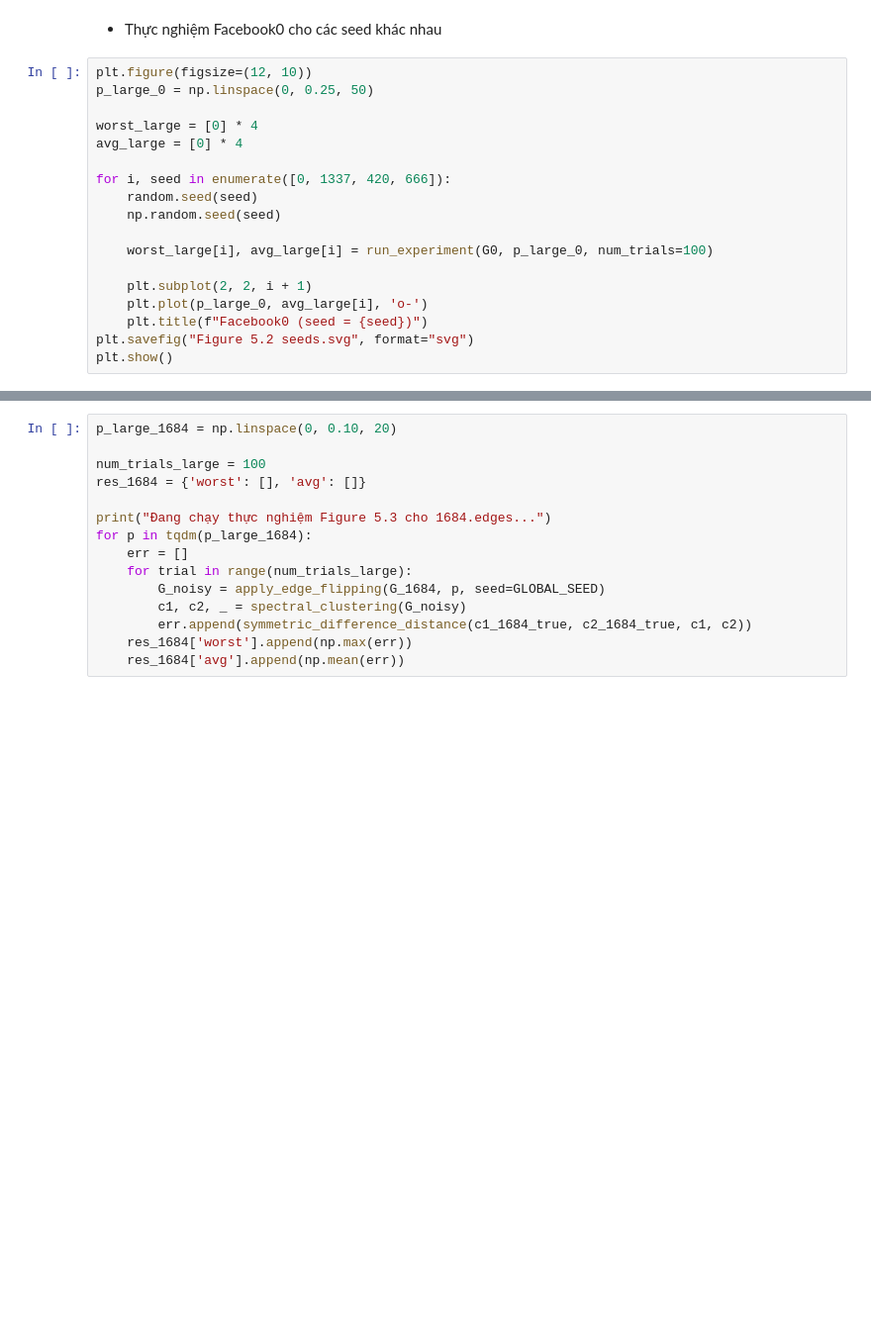
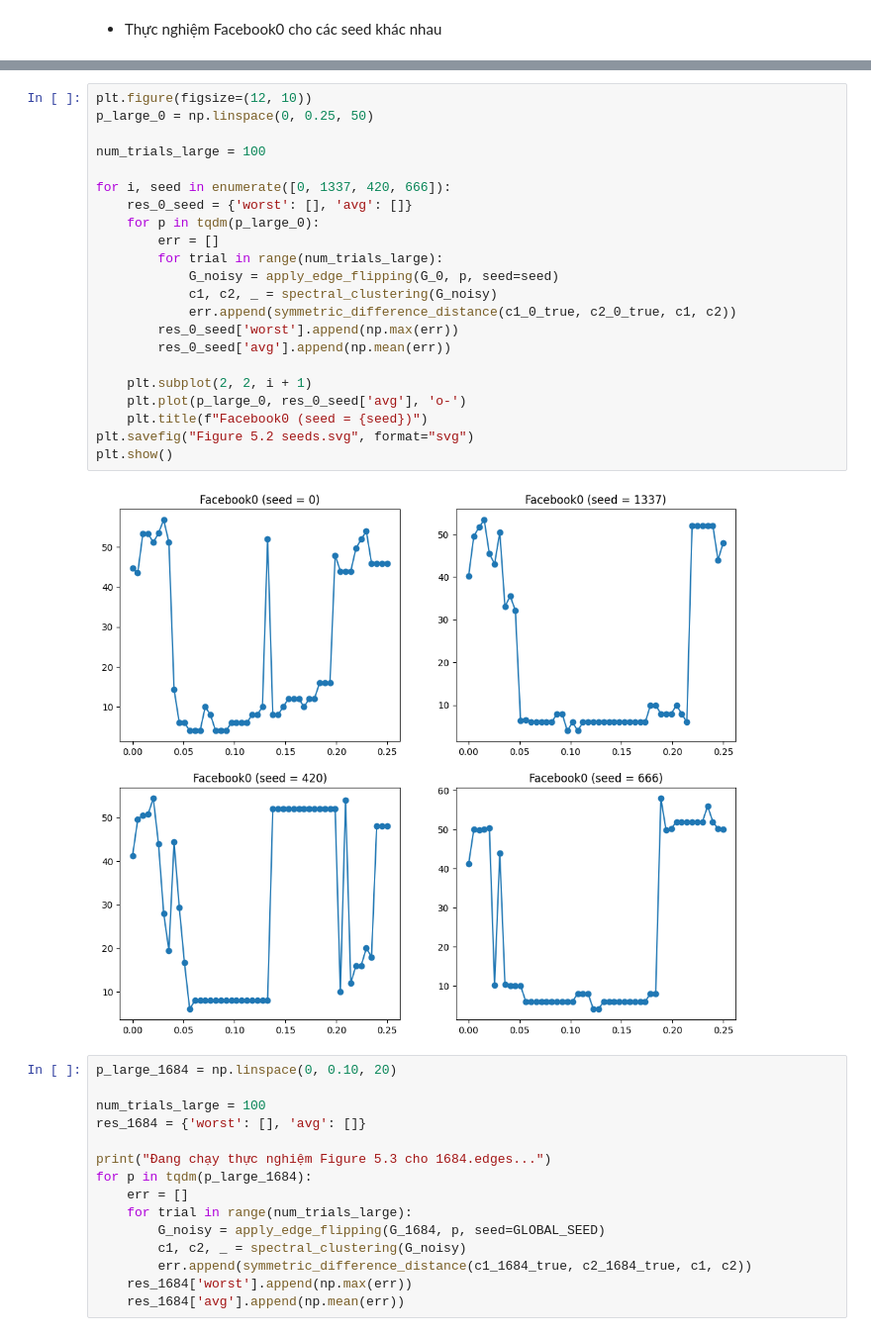
Before and after one commit to FIT-SE23/DataMining-Lab3, a Jupyter notebook: notebooks/01_main_experiments.ipynb, the cells around one changed output, grey strips where cells are left out. Shown at 99% size. Cells and saved outputs as stored; diff of their text form; blank space fills up the shorter version.

```diff
--- a/notebooks/01_main_experiments.ipynb
+++ b/notebooks/01_main_experiments.ipynb
@@ -165,21 +165,3 @@ plt.show()
 [figure]
 # %% [markdown]
 - Thực nghiệm Facebook0 cho các seed khác nhau
-# %%
-plt.figure(figsize=(12, 10))
-p_large_0 = np.linspace(0, 0.25, 50)
-
-worst_large = [0] * 4
-avg_large = [0] * 4
-
-for i, seed in enumerate([0, 1337, 420, 666]):
-    random.seed(seed)
-    np.random.seed(seed)
-
-    worst_large[i], avg_large[i] = run_experiment(G0, p_large_0, num_trials=100)
-
-    plt.subplot(2, 2, i + 1)
-    plt.plot(p_large_0, avg_large[i], 'o-')
-    plt.title(f"Facebook0 (seed = {seed})")
-plt.savefig("Figure 5.2 seeds.svg", format="svg")
-plt.show()
@@ -188,3 +168,27 @@ plt.show()
+# %%
+plt.figure(figsize=(12, 10))
+p_large_0 = np.linspace(0, 0.25, 50)
+
+num_trials_large = 100
+
+for i, seed in enumerate([0, 1337, 420, 666]):
+    res_0_seed = {'worst': [], 'avg': []}
+    for p in tqdm(p_large_0):
+        err = []
+        for trial in range(num_trials_large):
+            G_noisy = apply_edge_flipping(G_0, p, seed=seed)
+            c1, c2, _ = spectral_clustering(G_noisy)
+            err.append(symmetric_difference_distance(c1_0_true, c2_0_true, c1, c2))
+        res_0_seed['worst'].append(np.max(err))
+        res_0_seed['avg'].append(np.mean(err))
+
+    plt.subplot(2, 2, i + 1)
+    plt.plot(p_large_0, res_0_seed['avg'], 'o-')
+    plt.title(f"Facebook0 (seed = {seed})")
+plt.savefig("Figure 5.2 seeds.svg", format="svg")
+plt.show()
+# %% [output]
+[figure, added]
 # %%
 p_large_1684 = np.linspace(0, 0.10, 20)
 
```
Also changed, not shown: parts of 3 cells of this notebook.
